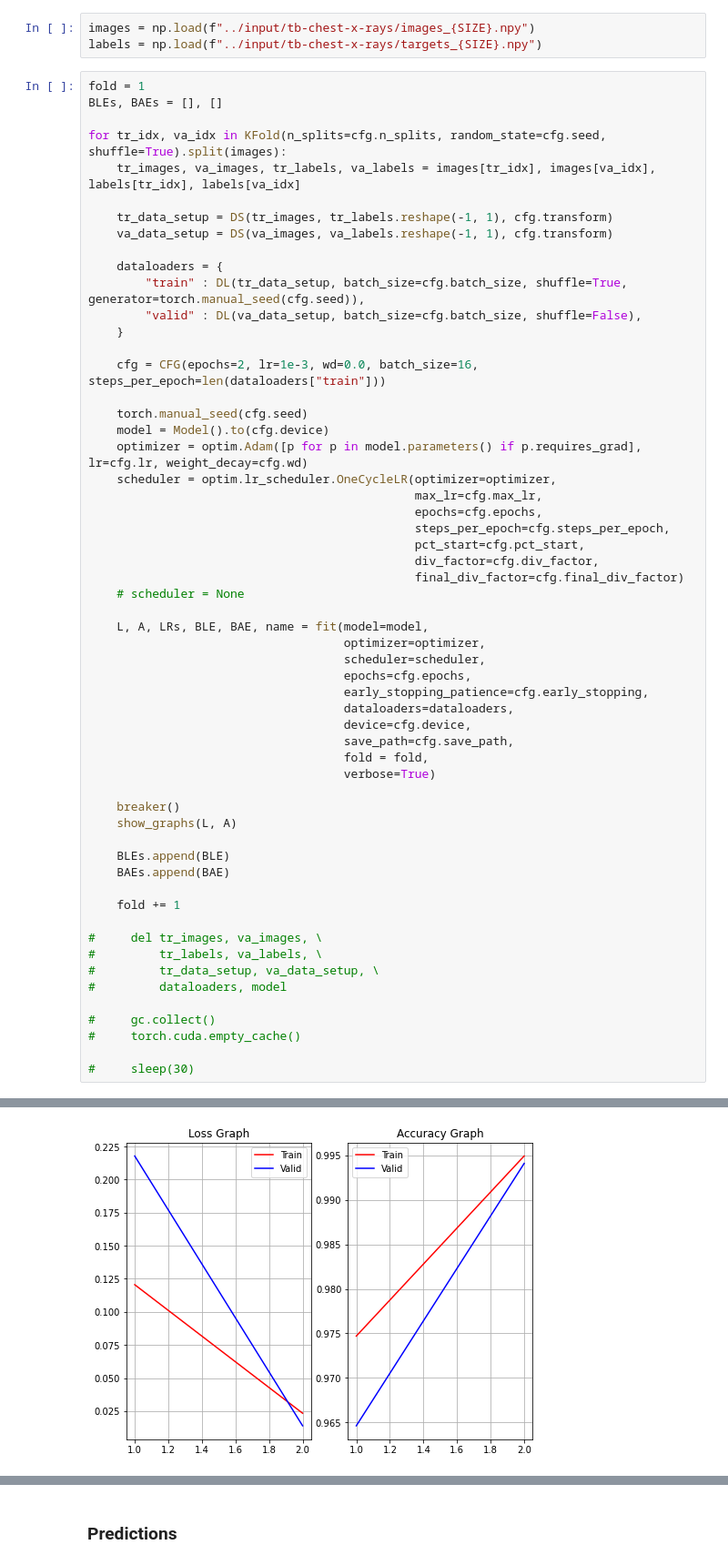
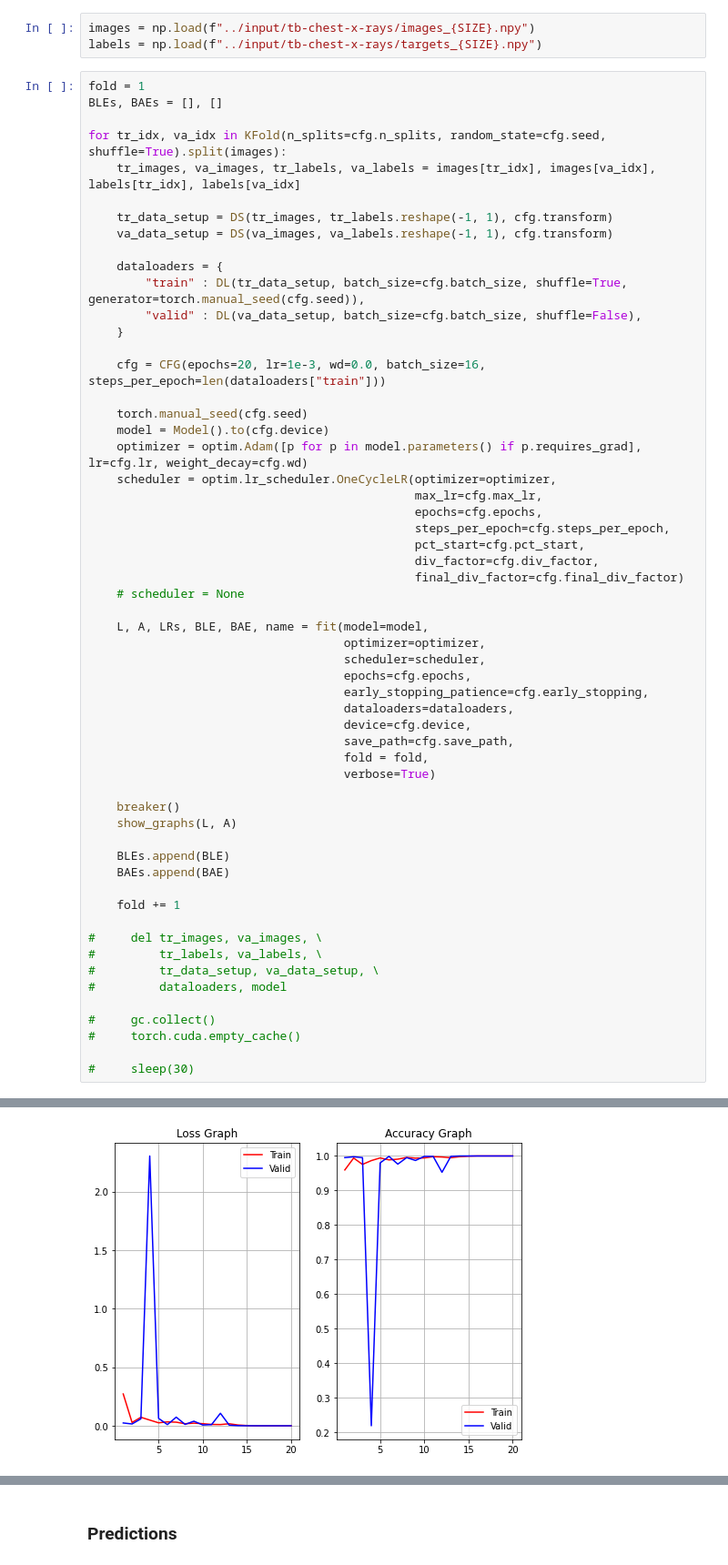
Before and after one commit to pcs-work/Kaggle-Notebooks, a Jupyter notebook: tbcxr/tbcxr-d121-na384-5fcv.ipynb, the cells around one changed output, grey strips where cells are left out. Shown at 91% size. Saved outputs shown, nothing was run; the diff lists cells and outputs as text.

```diff
--- a/tbcxr/tbcxr-d121-na384-5fcv.ipynb
+++ b/tbcxr/tbcxr-d121-na384-5fcv.ipynb
@@ -291,7 +291,7 @@ for tr_idx, va_idx in KFold(n_splits=cfg.n_splits, random_state=cfg.seed, shuffl
         "valid" : DL(va_data_setup, batch_size=cfg.batch_size, shuffle=False),
     }
 
-    cfg = CFG(epochs=2, lr=1e-3, wd=0.0, batch_size=16, steps_per_epoch=len(dataloaders["train"]))
+    cfg = CFG(epochs=20, lr=1e-3, wd=0.0, batch_size=16, steps_per_epoch=len(dataloaders["train"]))
 
     torch.manual_seed(cfg.seed)
     model = Model().to(cfg.device)
@@ -409,4 +409,4 @@ Time Taken [2 Epochs] : 2.44 minutes
-[figure, old version]
+[figure, new version]
 **************************************************
 
 Training Fold 5...
```
Also changed, not shown: parts of 1 cell of this notebook.
